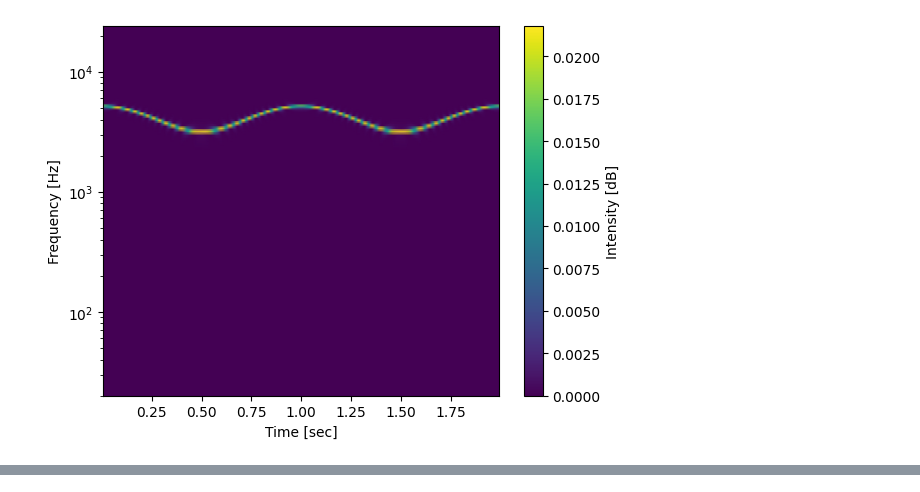
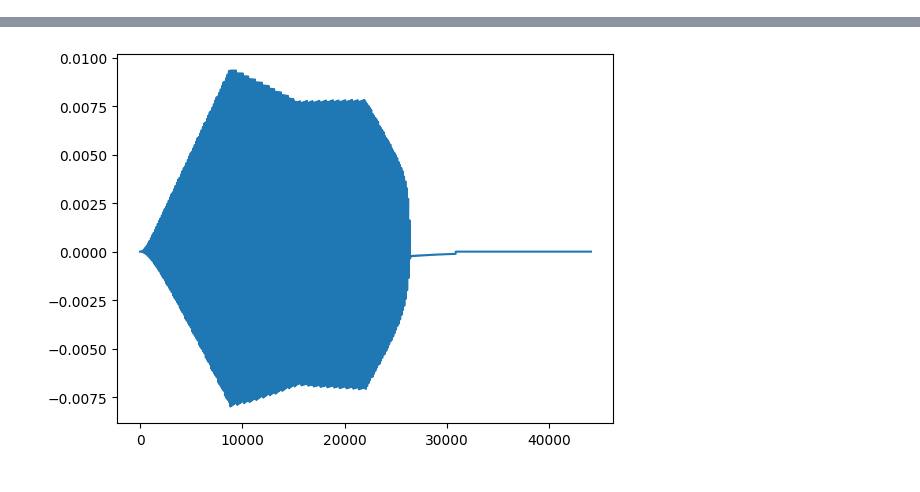
Before and after one commit to martijndejong/synth-match, a Jupyter notebook: notebooks/synthesizer_environment.ipynb, the cells around one changed output, grey strips where cells are left out. Drawn from its saved outputs; the diff is of its cells as text; code cells hidden in the pictures.

Commit message:
Update synth exploration notebook to be compatible with new SimpleSynth

```diff
--- a/notebooks/synthesizer_environment.ipynb
+++ b/notebooks/synthesizer_environment.ipynb
@@ -28,18 +20,38 @@ env = Environment(synthesizer=synth)
-# %%
-# Reset env and return waveform
-state, reward, done = env.step([3, 1, 1000])
-
-# Plot the spectrogram using our custom AudioProcessor class
-audio = AudioProcessor(audio_sample=state, sampling_freq=48000.)
-audio.calculate_spectrogram()
-
-# Call plotting functions
-plt.pcolormesh(audio.spectrogram.time, audio.spectrogram.frequency, audio.spectrogram.spec_dens, shading='gouraud')
-plt.yscale('log')
-plt.ylim(bottom=20, top=48000./2) # 20 Hz is lower limit of human hearing
-plt.ylabel('Frequency [Hz]')
-plt.xlabel('Time [sec]')
-plt.colorbar(label='Intensity [dB]')
-plt.show()
-# %% [output]
-[figure, removed]
+# %%
+SAMPLING_RATE = 44100.0
+NOTE_LENGTH = 0.5
+
+
+param_values = [
+            0.2,  # amp_attack (seconds)
+            0.3,  # amp_decay (seconds)
+            0.8,  # amp_sustain (level, 0–1)
+            0.2,  # amp_release (seconds)
+            0.5,  # cutoff_attack (seconds)
+            0.5,  # cutoff_decay (seconds)
+            0.5,  # cutoff_sustain (level, 0–1)
+            0.1,  # cutoff_release (seconds)
+            0.5  # cutoff_freq (normalized value, mapped to Hz)
+        ]
+# %%
+# If you have a specific VST plugin path:
+# host = SimpleHost("/path/to/vst.so", sample_rate=sampling_rate)
+# Otherwise, using our custom synthesizer and wrapper:
+host = Host(synthesizer=SimpleSynth, sample_rate=SAMPLING_RATE)
+
+env = Environment(
+    synth_host=host,
+    note_length=NOTE_LENGTH,
+    control_mode="absolute",
+    render_mode=False,
+    sampling_freq=SAMPLING_RATE
+)
+# %%
+state = env.reset()
+next_state, reward, done = env.step(param_values)
+
+current_audio = env.current_audio.audio_sample
+
+plt.plot(current_audio)
+Audio(current_audio, rate=SAMPLING_RATE)
+# %% [output]
@@ -45,0 +59 @@ plt.show()
+[figure, added]
```
Also changed, not shown: parts of 4 cells of this notebook.
